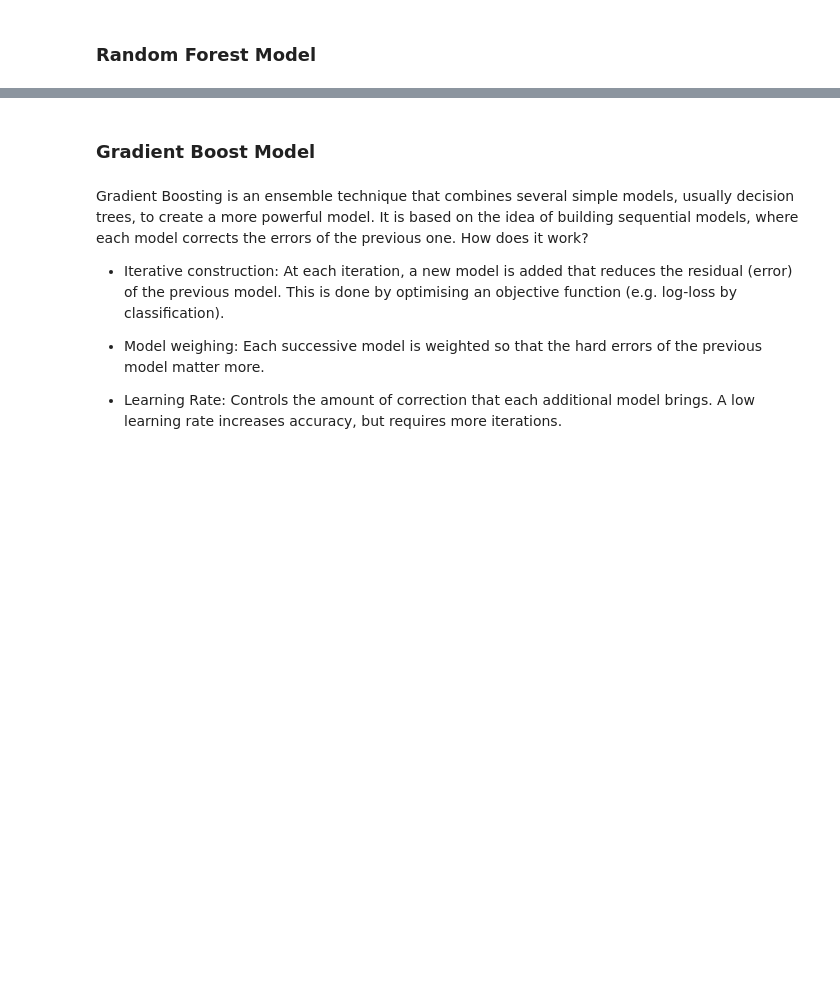
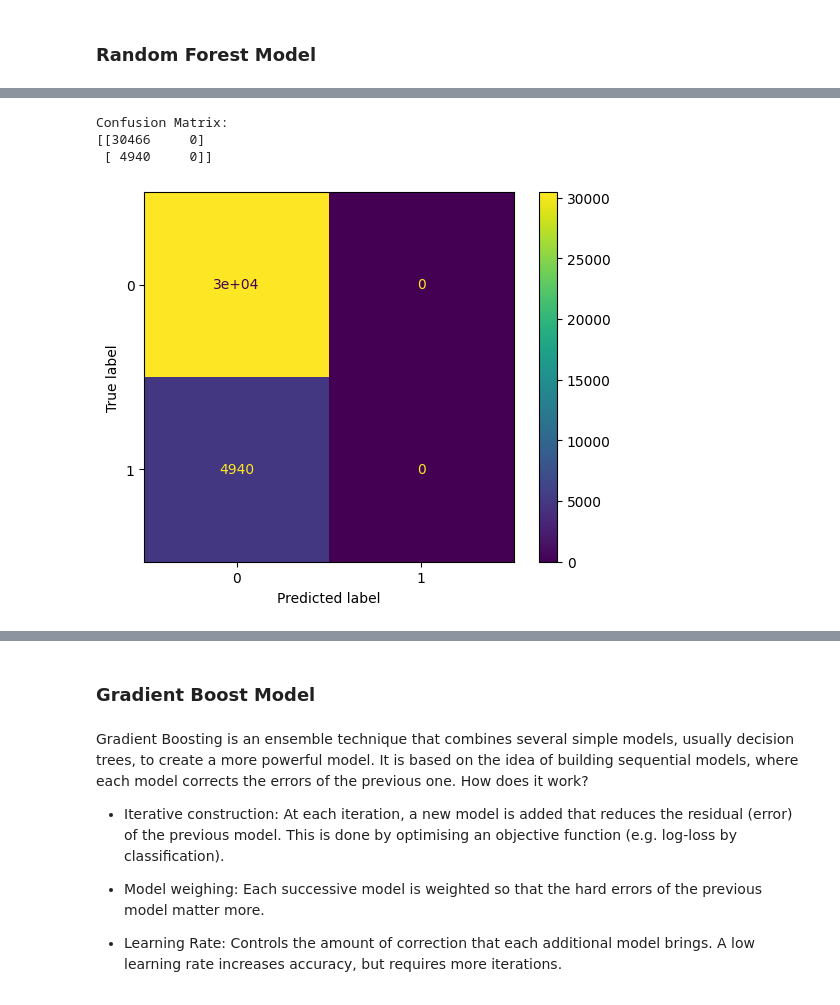
Before and after one commit to leomanne/Data-Mining, a Jupyter notebook: fourth_task.ipynb, the cells around one changed output, grey strips where cells are left out. Cells and saved outputs as stored; diff of their text form; code cells hidden in the pictures; blank space fills up the shorter version.

```diff
--- a/fourth_task.ipynb
+++ b/fourth_task.ipynb
@@ -437,4 +399,4 @@ rf = RandomForestClassifier(
 )
 
 #Model training
-rf = rf.fit(train_set, train_label)
+rf = rf.fit(x_train, y_train)
@@ -446,6 +403,12 @@ test_pred_rf = rf.predict(test_set)
 # %%
+#Prediction over training and test employing Random Forest
+train_pred_rf = rf.predict(x_train)
+test_pred_rf = rf.predict(x_test)
+
 #Compute the performance of the model
-print('Accuracy:', metrics.accuracy_score(test_label, test_pred_rf))
-print('Precision:', metrics.precision_score(test_label, test_pred_rf, average='weighted'))
-print('Recall:', metrics.recall_score(test_label, test_pred_rf, average='weighted'))
-print('F1 Score:', metrics.f1_score(test_label, test_pred_rf, average='weighted'))
+print('Accuracy:', metrics.accuracy_score(y_train, train_pred_rf))
+print('Accuracy:', metrics.accuracy_score(y_test, test_pred_rf))
+print('Precision:', metrics.precision_score(y_train, train_pred_rf, average='weighted', zero_division=0))
+print('Recall:', metrics.recall_score(y_train, train_pred_rf, average='weighted', zero_division=0))
+print('F1 Score:', metrics.f1_score(y_train, train_pred_rf, average='weighted', zero_division=0))
+print('Support train set ', metrics.precision_recall_fscore_support(y_train, train_pred_rf))
@@ -451,0 +422,13 @@ print('F1 Score:', metrics.f1_score(test_label, test_pred_rf, average='weighted'
+# %%
+#Compute and visualize Confusion Matrix
+cm = confusion_matrix(y_test, test_pred_rf)
+print("Confusion Matrix:")
+print(cm)
+disp = ConfusionMatrixDisplay(confusion_matrix=cm, display_labels=rf.classes_)
+disp.plot()
+plt.show()
+# %% [output]
+Confusion Matrix:
+[[30466     0]
+ [ 4940     0]]
+[figure, added]
```
Also changed, not shown: parts of 86 cells of this notebook.
